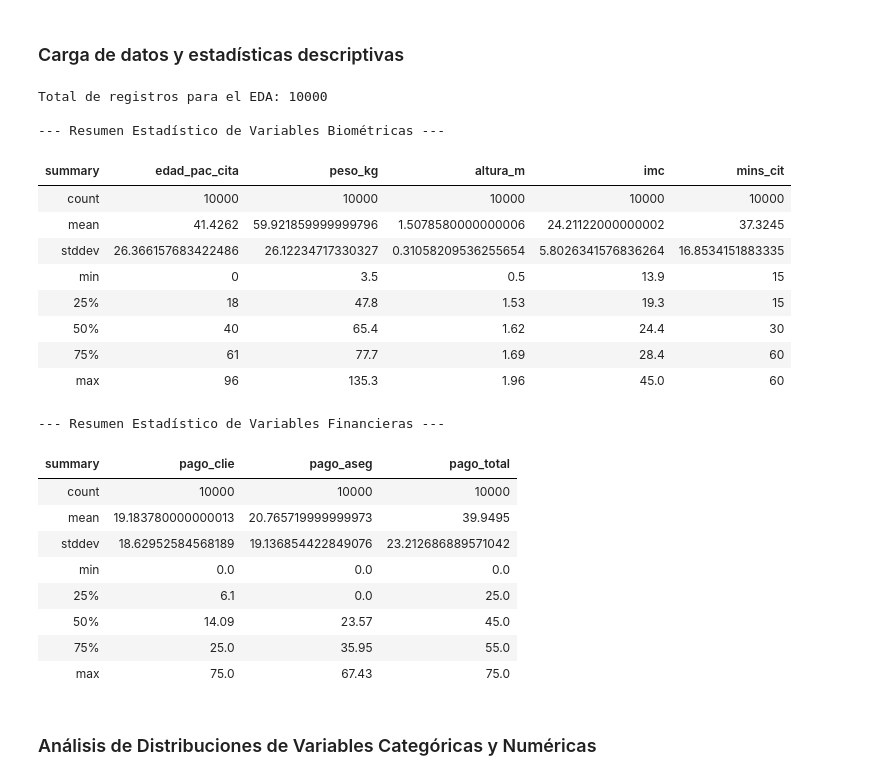
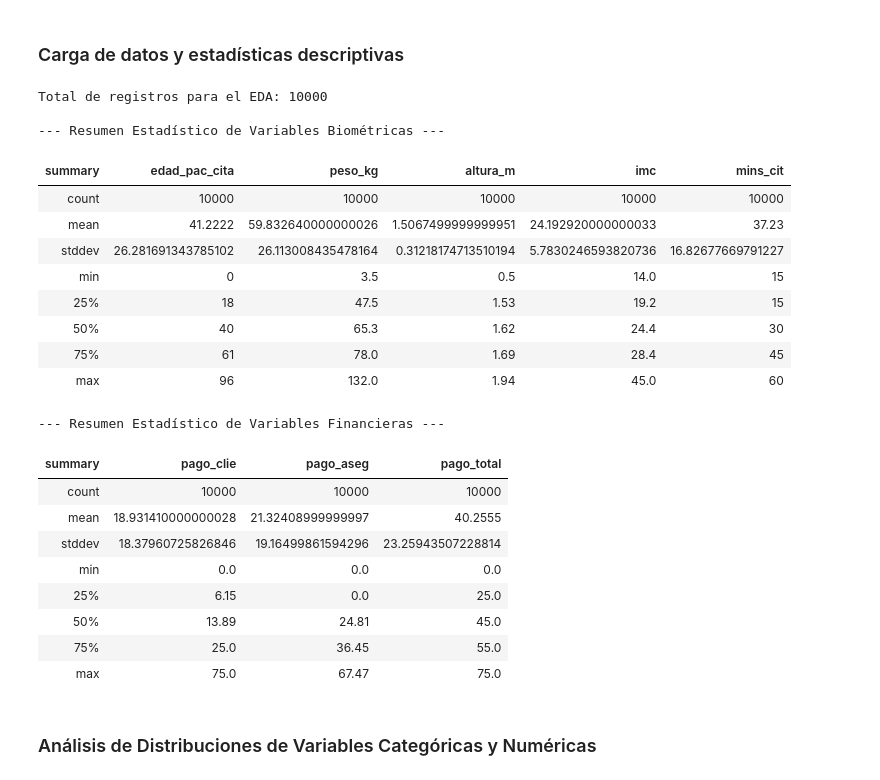
Before and after one commit to Akaru0/Panama-Metropolitan-Medical---Proyecto-Databricks, a Jupyter notebook: 03_analisis_exploratorio.ipynb, the cells around one changed output. Saved outputs shown, nothing was run; the diff lists cells and outputs as text; code cells hidden in the pictures.

```diff
--- a/03_analisis_exploratorio.ipynb
+++ b/03_analisis_exploratorio.ipynb
@@ -3,44 +3,44 @@
 # %%
 from pyspark.sql.functions import col
 
 # Cargar la tabla limpia desde el catálogo default
-df_citas = spark.table("default.citas_pmm_limpio")
+df_citas = spark.table("default.citas_pmm_limpioV2")
 
 # Verificar el número total de registros cargados
 print(f"Total de registros para el EDA: {df_citas.count()}")
 
 # Estadísticas descriptivas de variables biométricas y numéricas
 columnas_biometricas = ["edad_pac_cita", "peso_kg", "altura_m", "imc", "mins_cit"]
 print("\n--- Resumen Estadístico de Variables Biométricas ---")
 df_citas.select(columnas_biometricas).summary().display()
 
 # Estadísticas descriptivas de variables financieras
 columnas_financieras = ["pago_clie", "pago_aseg", "pago_total"]
 print("\n--- Resumen Estadístico de Variables Financieras ---")
 df_citas.select(columnas_financieras).summary().display()
 # %% [output]
 Total de registros para el EDA: 10000
 
 --- Resumen Estadístico de Variables Biométricas ---
 | summary | edad_pac_cita | peso_kg | altura_m | imc | mins_cit |
 | count | 10000 | 10000 | 10000 | 10000 | 10000 |
-| mean | 41.4262 | 59.921859999999796 | 1.5078580000000006 | 24.21122000000002 | 37.3245 |
-| stddev | 26.366157683422486 | 26.12234717330327 | 0.31058209536255654 | 5.8026341576836264 | 16.8534151883335 |
-| min | 0 | 3.5 | 0.5 | 13.9 | 15 |
-| 25% | 18 | 47.8 | 1.53 | 19.3 | 15 |
-| 50% | 40 | 65.4 | 1.62 | 24.4 | 30 |
-| 75% | 61 | 77.7 | 1.69 | 28.4 | 60 |
-| max | 96 | 135.3 | 1.96 | 45.0 | 60 |
+| mean | 41.2222 | 59.832640000000026 | 1.5067499999999951 | 24.192920000000033 | 37.23 |
+| stddev | 26.281691343785102 | 26.113008435478164 | 0.31218174713510194 | 5.7830246593820736 | 16.82677669791227 |
+| min | 0 | 3.5 | 0.5 | 14.0 | 15 |
+| 25% | 18 | 47.5 | 1.53 | 19.2 | 15 |
+| 50% | 40 | 65.3 | 1.62 | 24.4 | 30 |
+| 75% | 61 | 78.0 | 1.69 | 28.4 | 45 |
+| max | 96 | 132.0 | 1.94 | 45.0 | 60 |
 --- Resumen Estadístico de Variables Financieras ---
 | summary | pago_clie | pago_aseg | pago_total |
 | count | 10000 | 10000 | 10000 |
-| mean | 19.183780000000013 | 20.765719999999973 | 39.9495 |
-| stddev | 18.62952584568189 | 19.136854422849076 | 23.212686889571042 |
+| mean | 18.931410000000028 | 21.32408999999997 | 40.2555 |
+| stddev | 18.37960725826846 | 19.16499861594296 | 23.25943507228814 |
 | min | 0.0 | 0.0 | 0.0 |
-| 25% | 6.1 | 0.0 | 25.0 |
-| 50% | 14.09 | 23.57 | 45.0 |
-| 75% | 25.0 | 35.95 | 55.0 |
-| max | 75.0 | 67.43 | 75.0 |
+| 25% | 6.15 | 0.0 | 25.0 |
+| 50% | 13.89 | 24.81 | 45.0 |
+| 75% | 25.0 | 36.45 | 55.0 |
+| max | 75.0 | 67.47 | 75.0 |
 # %% [markdown]
 ### Análisis de Distribuciones de Variables Categóricas y Numéricas
 # %%
```
Also changed, not shown: parts of 2 cells of this notebook, 4 other files.
